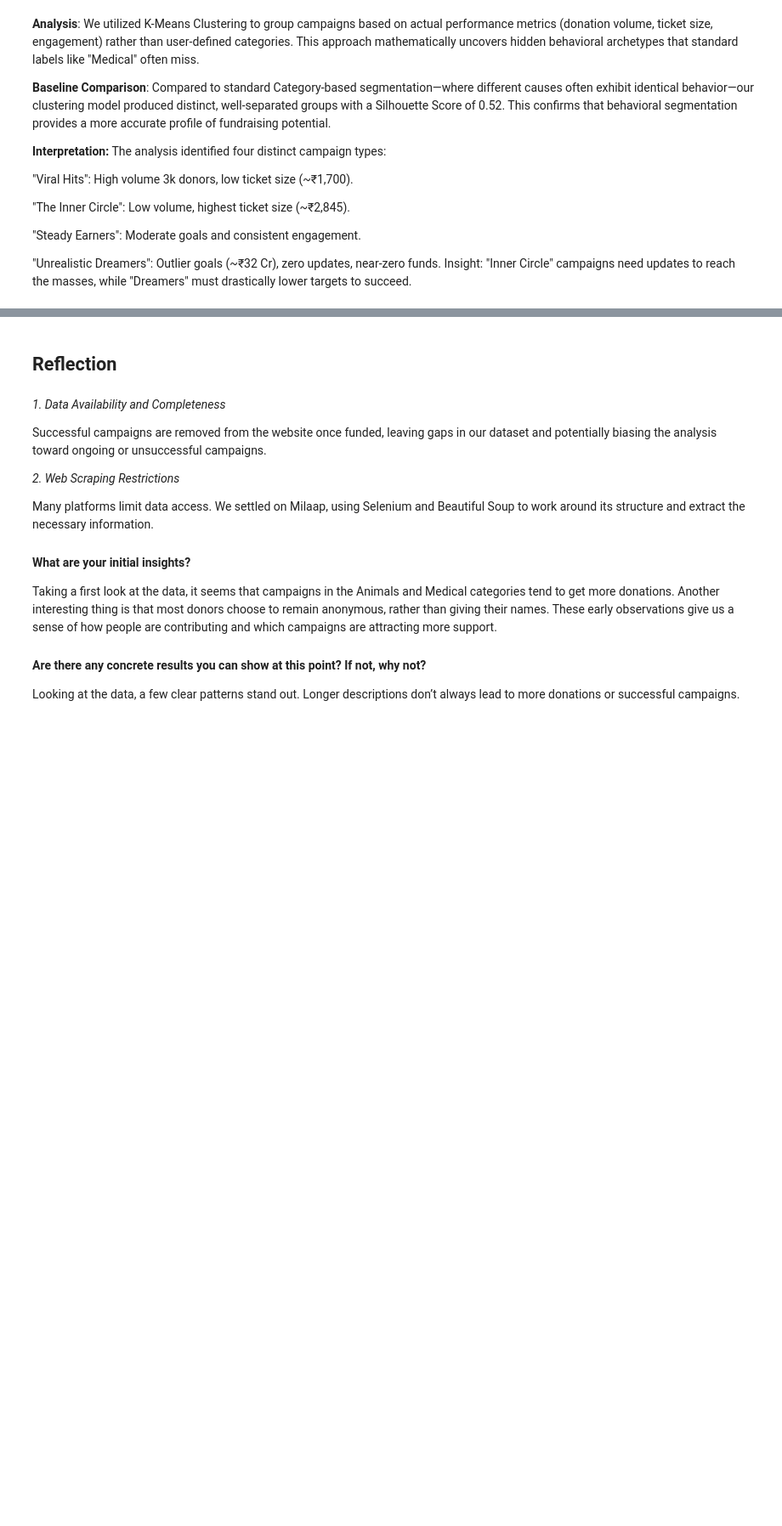
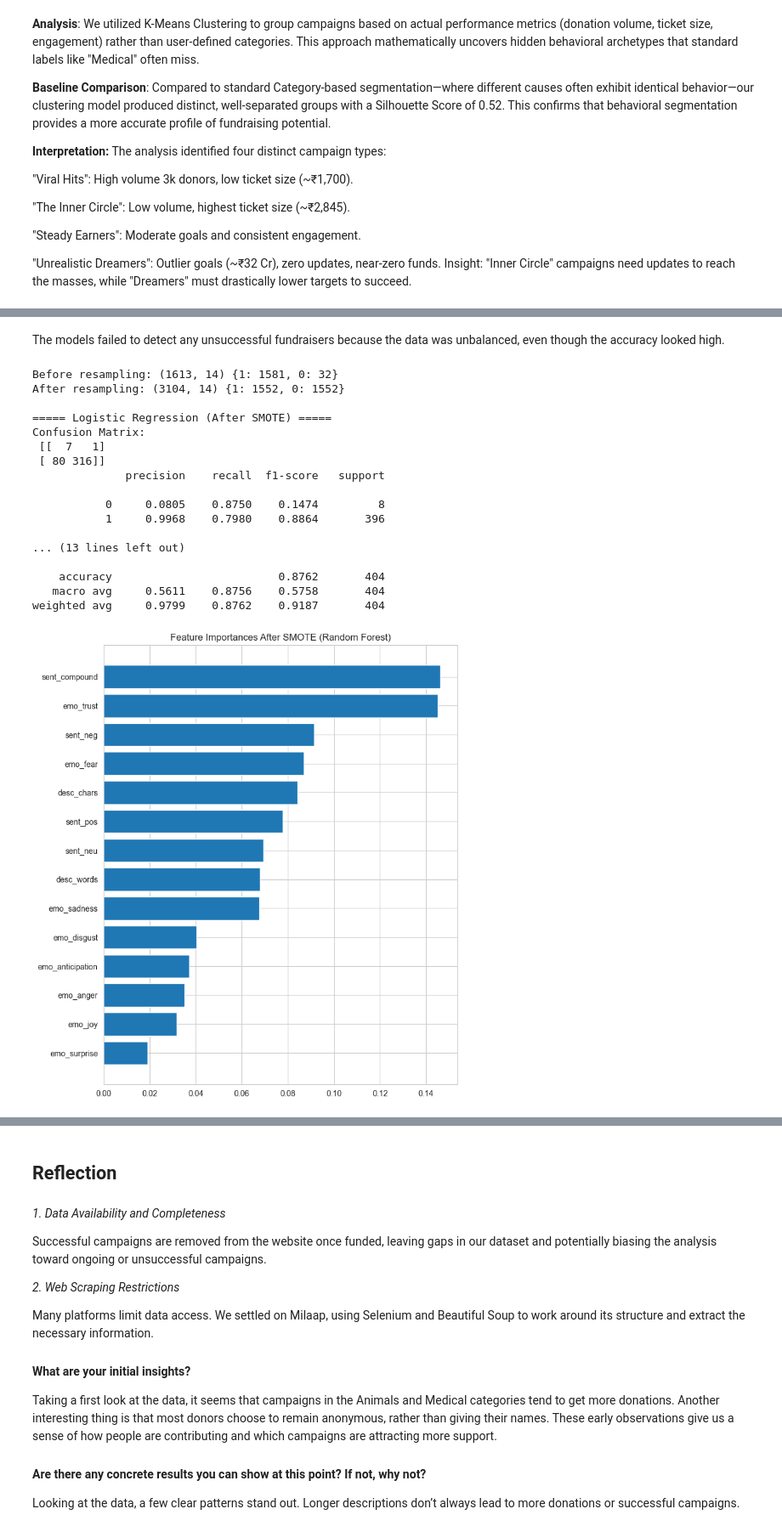
Before and after one commit to Rithvik008/crowdfunding-data-analysis, a Jupyter notebook: Progress Report for Nov 14th 2025.ipynb, the cells around one changed output, grey strips where cells are left out. Shown at 85% size. Saved outputs shown, nothing was run; the diff lists cells and outputs as text; code cells hidden in the pictures; blank space fills up the shorter version.

Commit message:
added nlp and model 3

```diff
--- a/Progress Report for Nov 14th 2025.ipynb
+++ b/Progress Report for Nov 14th 2025.ipynb
@@ -1345,0 +1626,67 @@ Interpretation: A score > 0.5 indicates distinct, well-separated clusters.
+# %% [markdown]
+The models failed to detect any unsuccessful fundraisers because the data was unbalanced, even though the accuracy looked high.
+# %%
+#using the same test set
+
+#Applying SMOTE + Tomek Links to training data only
+smt = SMOTETomek(random_state=42)
+X_train_resampled, y_train_resampled = smt.fit_resample(X_train, y_train)
+
+print("Before resampling:", X_train.shape, y_train.value_counts().to_dict())
+print("After resampling:", X_train_resampled.shape,
+      pd.Series(y_train_resampled).value_counts().to_dict())
+
+#scaling again for logistic regression
+scaler = StandardScaler()
+X_train_scaled_res = scaler.fit_transform(X_train_resampled)
+X_test_scaled_res  = scaler.transform(X_test)
+
+#retraining Logistic Regression
+log_reg_res = LogisticRegression(max_iter=3000)
+log_reg_res.fit(X_train_scaled_res, y_train_resampled)
+y_pred_log_res = log_reg_res.predict(X_test_scaled_res)
+
+print("\n===== Logistic Regression (After SMOTE) =====")
+print("Confusion Matrix:\n", confusion_matrix(y_test, y_pred_log_res))
+print(classification_report(y_test, y_pred_log_res, digits=4))
+
+#retraining Random Forest
+rf_res = RandomForestClassifier(
+    n_estimators=300,
+    random_state=42
+)
+rf_res.fit(X_train_resampled, y_train_resampled)
+y_pred_rf_res = rf_res.predict(X_test)
+
+print("\n===== Random Forest (After SMOTE) =====")
+print("Confusion Matrix:\n", confusion_matrix(y_test, y_pred_rf_res))
+print(classification_report(y_test, y_pred_rf_res, digits=4))
+
+#Feature Importances for Random Forest
+importances = rf_res.feature_importances_
+indices = np.argsort(importances)
+
+plt.figure(figsize=(8, 10))
+plt.barh(range(len(feature_cols)), importances[indices])
+plt.yticks(range(len(feature_cols)), [feature_cols[i] for i in indices])
+plt.title("Feature Importances After SMOTE (Random Forest)")
+plt.show()
+# %% [output]
+Before resampling: (1613, 14) {1: 1581, 0: 32}
+After resampling: (3104, 14) {1: 1552, 0: 1552}
+
+===== Logistic Regression (After SMOTE) =====
+Confusion Matrix:
+ [[  7   1]
+ [ 80 316]]
+              precision    recall  f1-score   support
+
+           0     0.0805    0.8750    0.1474         8
+           1     0.9968    0.7980    0.8864       396
+
+... (13 lines left out)
+
+    accuracy                         0.8762       404
+   macro avg     0.5611    0.8756    0.5758       404
+weighted avg     0.9799    0.8762    0.9187       404
+[figure, added]
```
Also changed, not shown: parts of 14 cells of this notebook.
